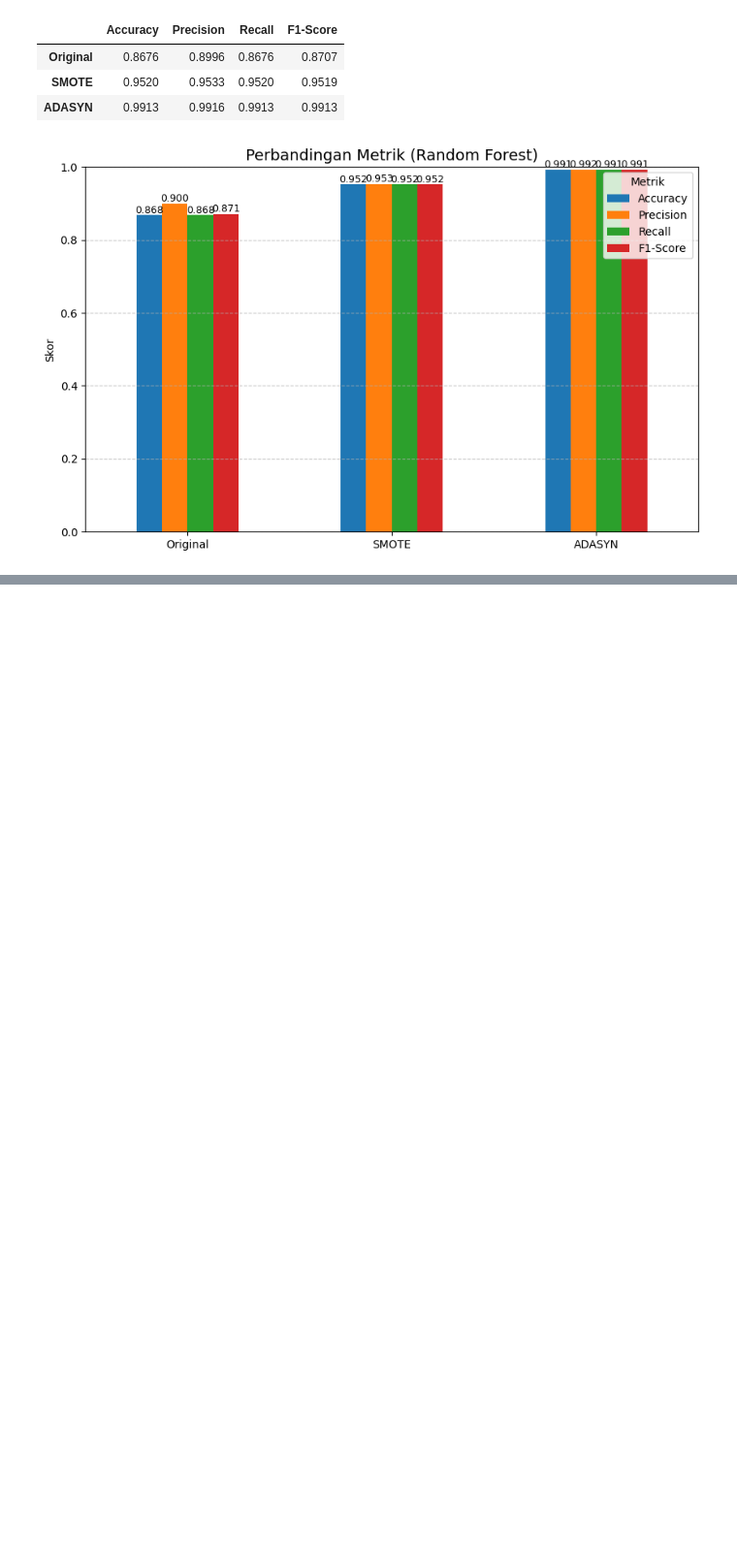
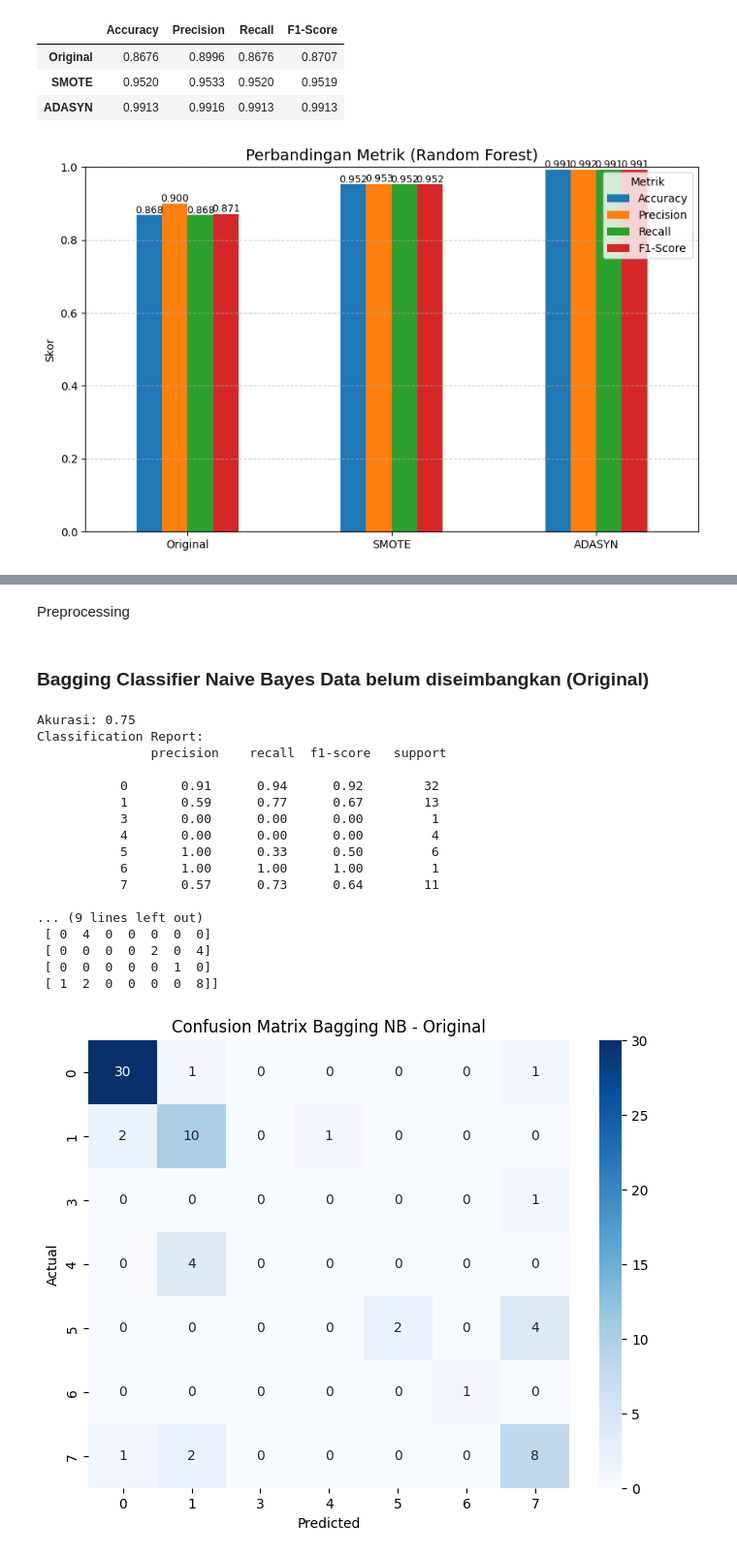
Before and after one commit to AqbilBarakaa/psd, a Jupyter notebook: psd/_build/jupyter_execute/Modeling.ipynb, the cells around one changed output, grey strips where cells are left out. Shown at 97% size. Saved outputs shown, nothing was run; the diff lists cells and outputs as text; code cells hidden in the pictures; blank space fills up the shorter version.

Commit message:
Modeling

```diff
--- a/psd/_build/jupyter_execute/Modeling.ipynb
+++ b/psd/_build/jupyter_execute/Modeling.ipynb
@@ -955,0 +974,8 @@ plt.show()
+# %%
+# Baca dataset
+df = pd.read_csv("ecoli_dataset.csv")
+
+# Misal kolom terakhir adalah target
+X = df.iloc[:, :-1].values
+y = df.iloc[:, -1].values
+df
@@ -955,0 +996,2 @@ plt.show()
+# %% [markdown]
+Preprocessing
@@ -955,0 +1006,54 @@ plt.show()
+# %% [markdown]
+### Bagging Classifier Naive Bayes Data belum diseimbangkan (Original)
+# %%
+X_train, X_test, y_train, y_test = train_test_split(
+    X_scaled, y_enc, test_size=0.2, random_state=42
+)
+
+model = GaussianNB()
+
+bagging = BaggingClassifier(estimator=model, n_estimators=100, random_state=42)
+bagging.fit(X_train, y_train)
+
+prediksi = bagging.predict(X_test)
+print("Akurasi:", accuracy_score(y_test, prediksi))
+acc_orig_nb_bag = accuracy_score(y_test, prediksi)
+print("Classification Report:\n", classification_report(y_test, prediksi, zero_division=0))
+
+# Confusion Matrix - Bagging NB Original
+cm_bagging_nb_original = confusion_matrix(y_test, prediksi)
+print("\nConfusion Matrix - Bagging NB Original:")
+print(cm_bagging_nb_original)
+plt.figure(figsize=(8, 6))
+
+labels = sorted(np.unique(y_test))
+
+cm_bagging_nb_original = confusion_matrix(y_test, prediksi, labels=labels)
+
+sns.heatmap(cm_bagging_nb_original,
+            annot=True, fmt='d', cmap='Blues',
+            xticklabels=labels,
+            yticklabels=labels)
+plt.title('Confusion Matrix Bagging NB - Original')
+plt.xlabel('Predicted')
+plt.ylabel('Actual')
+plt.show()
+# %% [output]
+Akurasi: 0.75
+Classification Report:
+               precision    recall  f1-score   support
+
+           0       0.91      0.94      0.92        32
+           1       0.59      0.77      0.67        13
+           3       0.00      0.00      0.00         1
+           4       0.00      0.00      0.00         4
+           5       1.00      0.33      0.50         6
+           6       1.00      1.00      1.00         1
+           7       0.57      0.73      0.64        11
+
+... (9 lines left out)
+ [ 0  4  0  0  0  0  0]
+ [ 0  0  0  0  2  0  4]
+ [ 0  0  0  0  0  1  0]
+ [ 1  2  0  0  0  0  8]]
+[figure, added]
```
Also changed, not shown: parts of 25 cells of this notebook, 20 other files.
